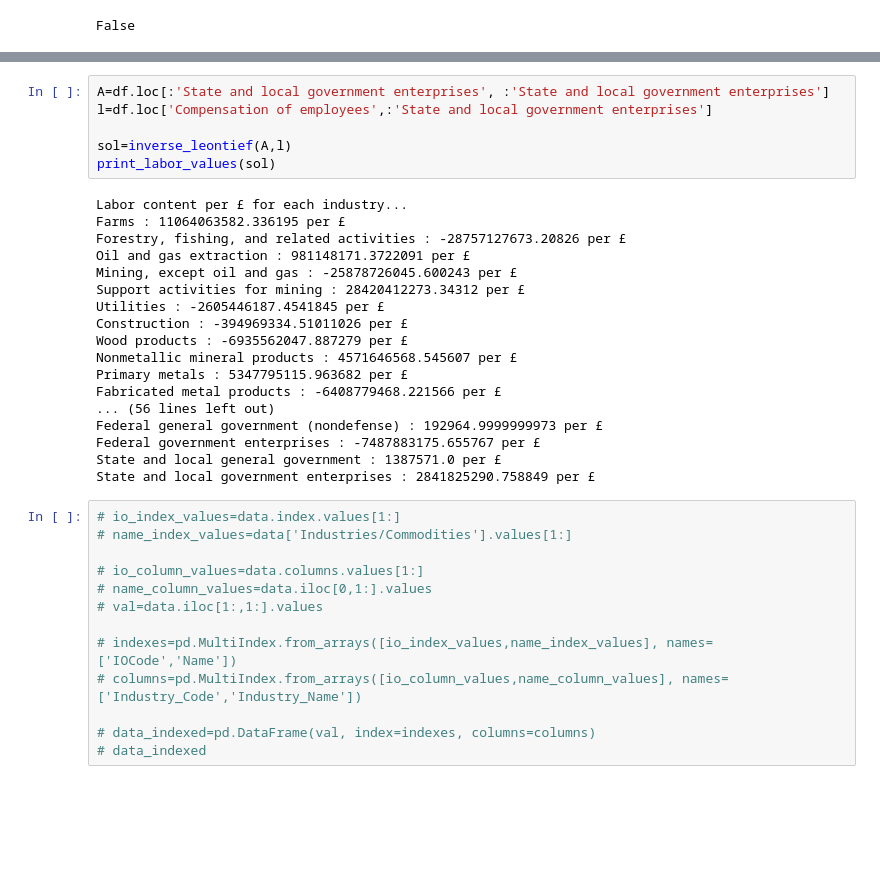
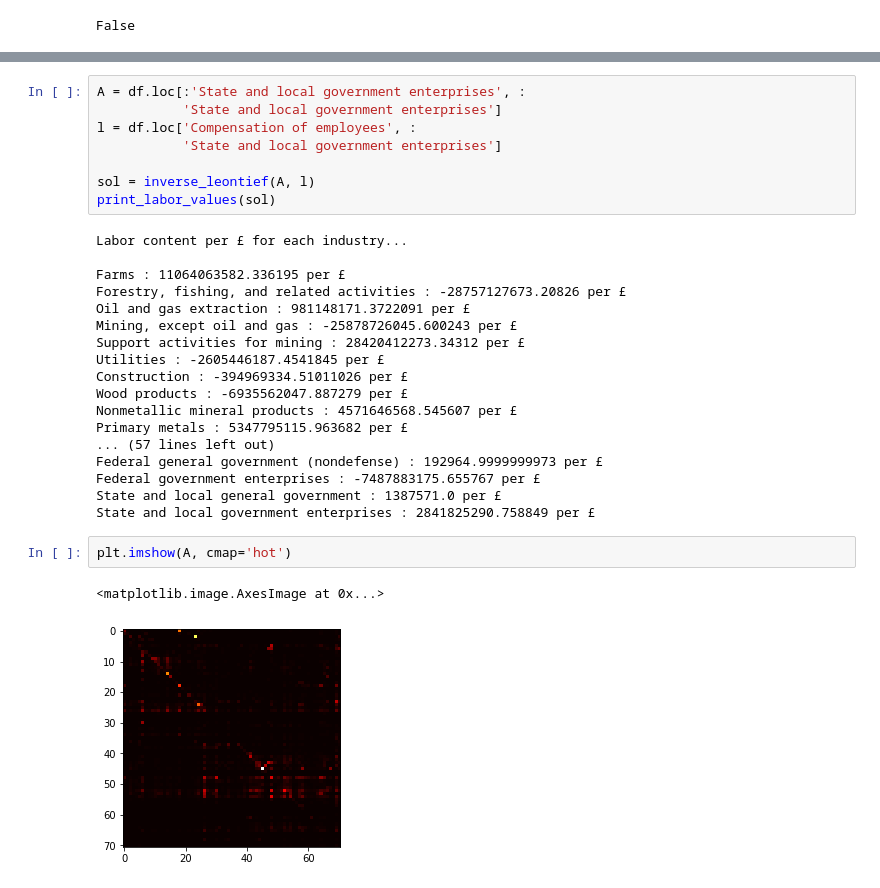
Before and after one commit to Djamil17/iotables, a Jupyter notebook: python/calculating-labor-values.ipynb, the cells around one changed output, grey strips where cells are left out. Cells and saved outputs as stored; diff of their text form; blank space fills up the shorter version.

```diff
--- a/python/calculating-labor-values.ipynb
+++ b/python/calculating-labor-values.ipynb
@@ -352,11 +354,14 @@ Length: 98, dtype: object
 # %%
-A=df.loc[:'State and local government enterprises', :'State and local government enterprises']
-l=df.loc['Compensation of employees',:'State and local government enterprises']
+A = df.loc[:'State and local government enterprises', :
+           'State and local government enterprises']
+l = df.loc['Compensation of employees', :
+           'State and local government enterprises']
 
-sol=inverse_leontief(A,l)
+sol = inverse_leontief(A, l)
 print_labor_values(sol)
 # %% [output]
 Labor content per £ for each industry...
+
 Farms : 11064063582.336195 per £
 Forestry, fishing, and related activities : -28757127673.20826 per £
 Oil and gas extraction : 981148171.3722091 per £
@@ -367,22 +372,13 @@ Construction : -394969334.51011026 per £
 Wood products : -6935562047.887279 per £
 Nonmetallic mineral products : 4571646568.545607 per £
 Primary metals : 5347795115.963682 per £
-Fabricated metal products : -6408779468.221566 per £
-... (56 lines left out)
+... (57 lines left out)
 Federal general government (nondefense) : 192964.9999999973 per £
 Federal government enterprises : -7487883175.655767 per £
 State and local general government : 1387571.0 per £
 State and local government enterprises : 2841825290.758849 per £
-# %%
-# io_index_values=data.index.values[1:]
-# name_index_values=data['Industries/Commodities'].values[1:]
-
-# io_column_values=data.columns.values[1:]
-# name_column_values=data.iloc[0,1:].values
-# val=data.iloc[1:,1:].values
-
-# indexes=pd.MultiIndex.from_arrays([io_index_values,name_index_values], names=['IOCode','Name'])
-# columns=pd.MultiIndex.from_arrays([io_column_values,name_column_values], names=['Industry_Code','Industry_Name'])
-
-# data_indexed=pd.DataFrame(val, index=indexes, columns=columns)
-# data_indexed
+# %%
+plt.imshow(A, cmap='hot')
+# %% [output]
+<matplotlib.image.AxesImage at 0x...>
+[figure, added]
```
Also changed, not shown: parts of 18 cells of this notebook, 7 other files.
